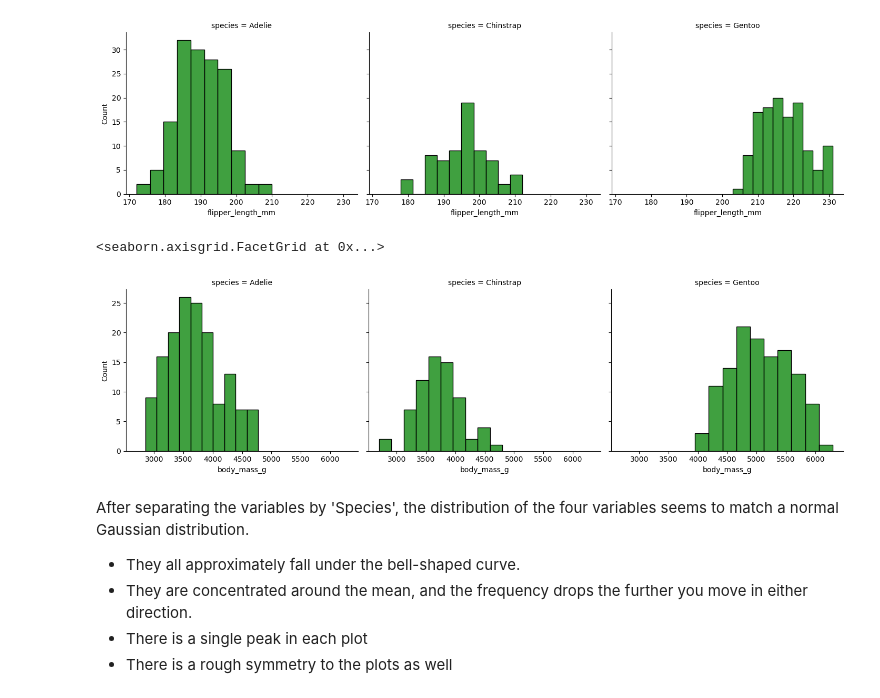
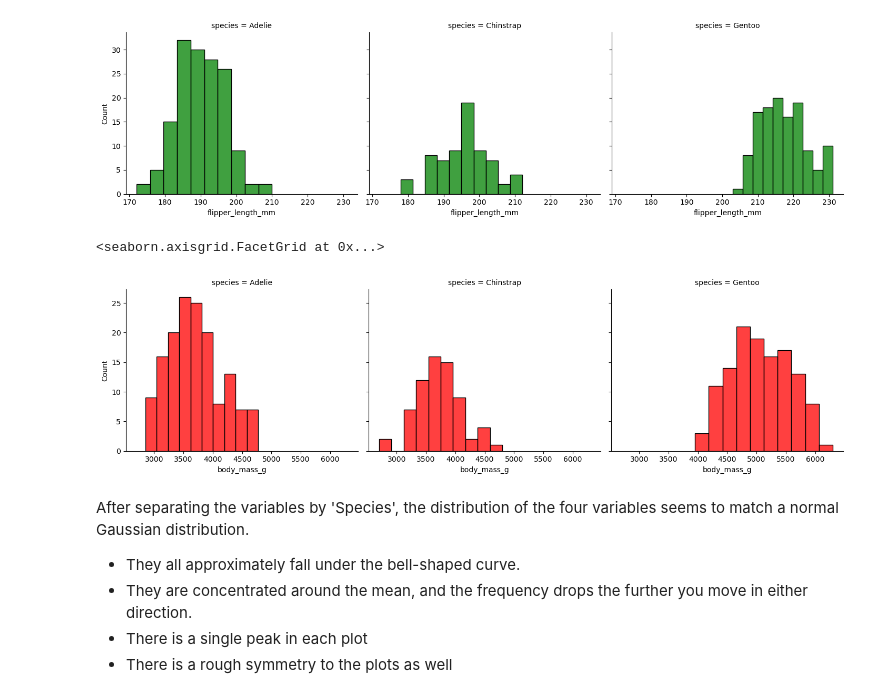
Before and after one commit to Kevin002023/FODA, a Jupyter notebook: tasks.ipynb, the cells around one changed output. Drawn from its saved outputs; the diff is of its cells as text; code cells hidden in the pictures.

```diff
--- a/tasks.ipynb
+++ b/tasks.ipynb
@@ -81,7 +81,7 @@ sb.get_dataset_names()
  'tips',
  'titanic']
 # %%
-penguins = sb.load_dataset('penguins')
+penguins = sns.load_dataset('penguins')
 
 # loads the penguins dataset.
 # ref: https://seaborn.pydata.org/tutorial/introduction.html
@@ -314,11 +314,11 @@ fl.map(sb.histplot, 'flipper_length_mm', bins=10, color="green", label="Flipper
 <seaborn.axisgrid.FacetGrid at 0x...>
 [figure]
 # %%
-bg = sb.FacetGrid(penguins, col="species", height=4, aspect=1.2)
-bg.map(sb.histplot, 'body_mass_g', bins=10, color="green", label="Body Mass (g)")
+bg = sns.FacetGrid(penguins, col="species", height=4, aspect=1.2)
+bg.map(sns.histplot, 'body_mass_g', bins=10, color="red", label="Body Mass (g)")
 # %% [output]
 <seaborn.axisgrid.FacetGrid at 0x...>
-[figure, old version]
+[figure, new version]
 # %% [markdown]
 After separating the variables by 'Species', the distribution of the four variables seems to match a normal Gaussian distribution.
 
```
Also changed, not shown: parts of 23 cells of this notebook.
